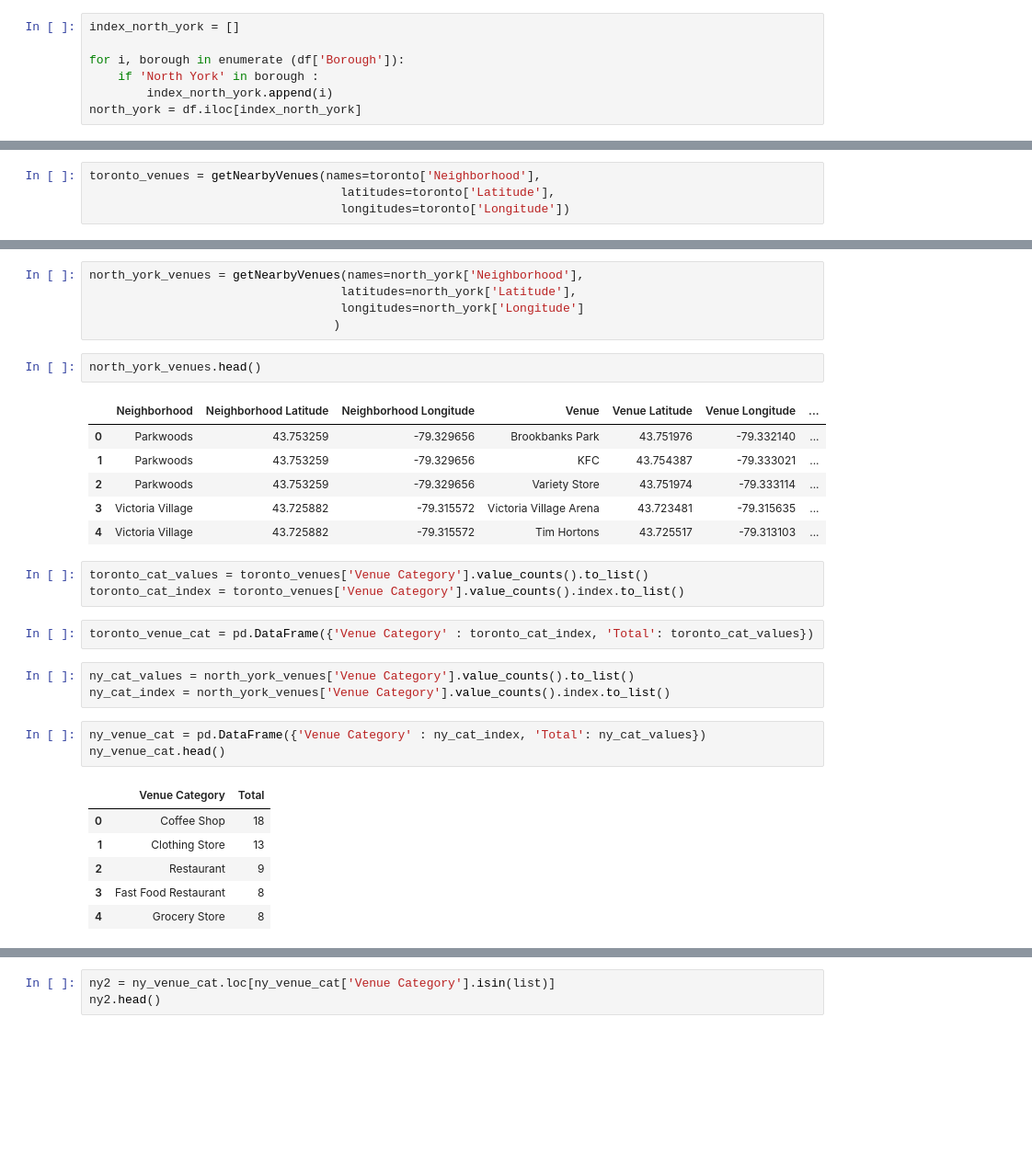
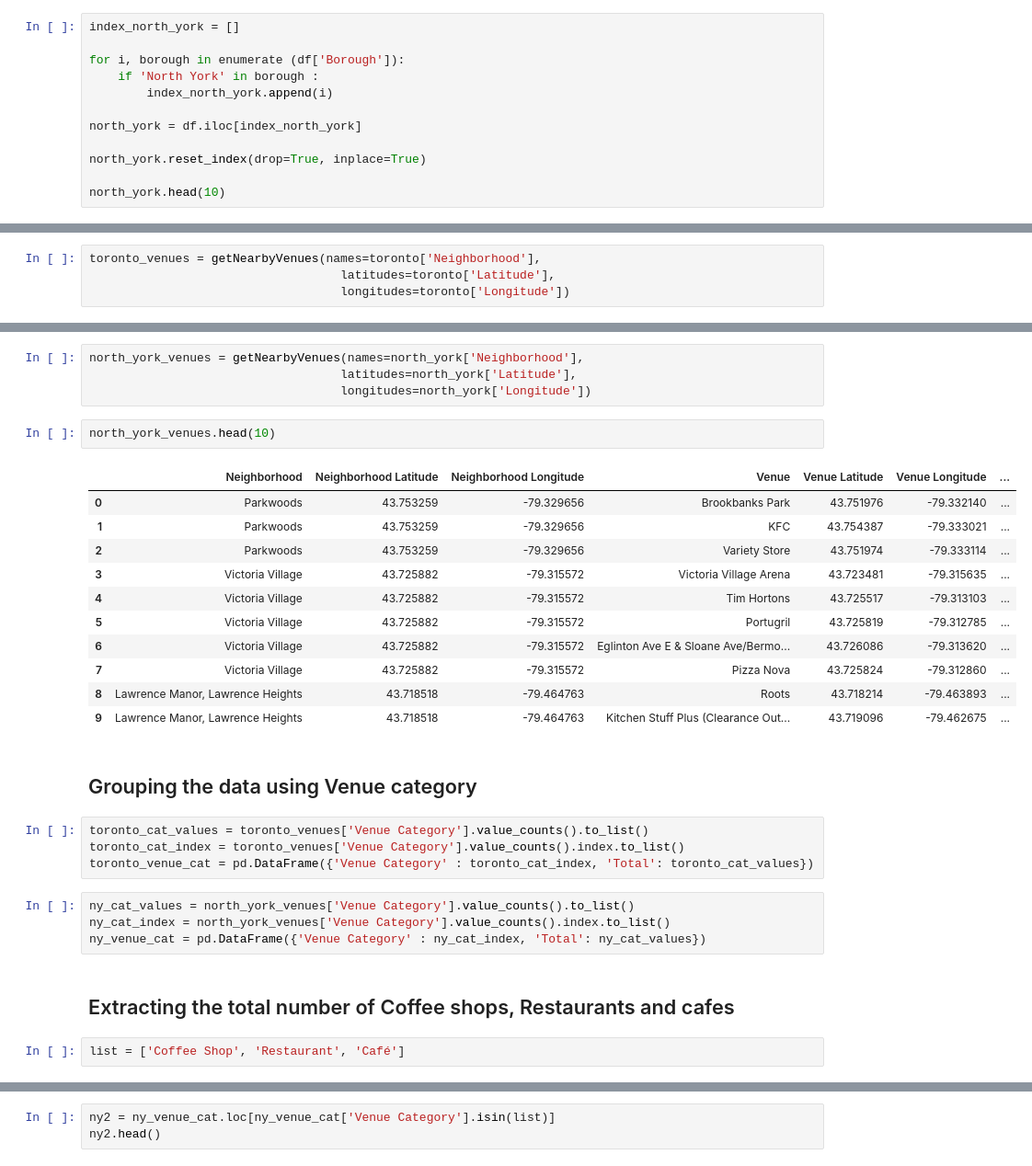
Before and after one commit to fazla95/Coursera_Capstone, a Jupyter notebook: Final_Project.ipynb, the cells around one changed output, grey strips where cells are left out. Shown at 92% size. Cells and saved outputs as stored; diff of their text form; blank space fills up the shorter version.

```diff
--- a/Final_Project.ipynb
+++ b/Final_Project.ipynb
@@ -95,4 +125,9 @@ index_north_york = []
 for i, borough in enumerate (df['Borough']):
     if 'North York' in borough :
         index_north_york.append(i)
+
 north_york = df.iloc[index_north_york]
+
+north_york.reset_index(drop=True, inplace=True)
+
+north_york.head(10)
@@ -153,33 +214,33 @@ toronto_venues.head()
 # %%
 north_york_venues = getNearbyVenues(names=north_york['Neighborhood'],
                                    latitudes=north_york['Latitude'],
-                                   longitudes=north_york['Longitude']
-                                  )
+                                   longitudes=north_york['Longitude'])
 # %%
-north_york_venues.head()
+north_york_venues.head(10)
 # %% [output]
 |  | Neighborhood | Neighborhood Latitude | Neighborhood Longitude | Venue | Venue Latitude | Venue Longitude | ... |
 | 0 | Parkwoods | 43.753259 | -79.329656 | Brookbanks Park | 43.751976 | -79.332140 | ... |
 | 1 | Parkwoods | 43.753259 | -79.329656 | KFC | 43.754387 | -79.333021 | ... |
 | 2 | Parkwoods | 43.753259 | -79.329656 | Variety Store | 43.751974 | -79.333114 | ... |
 | 3 | Victoria Village | 43.725882 | -79.315572 | Victoria Village Arena | 43.723481 | -79.315635 | ... |
 | 4 | Victoria Village | 43.725882 | -79.315572 | Tim Hortons | 43.725517 | -79.313103 | ... |
+| 5 | Victoria Village | 43.725882 | -79.315572 | Portugril | 43.725819 | -79.312785 | ... |
+| 6 | Victoria Village | 43.725882 | -79.315572 | Eglinton Ave E & Sloane Ave/Bermo... | 43.726086 | -79.313620 | ... |
+| 7 | Victoria Village | 43.725882 | -79.315572 | Pizza Nova | 43.725824 | -79.312860 | ... |
+| 8 | Lawrence Manor, Lawrence Heights | 43.718518 | -79.464763 | Roots | 43.718214 | -79.463893 | ... |
+| 9 | Lawrence Manor, Lawrence Heights | 43.718518 | -79.464763 | Kitchen Stuff Plus (Clearance Out... | 43.719096 | -79.462675 | ... |
+# %% [markdown]
+## Grouping the data using Venue category
 # %%
 toronto_cat_values = toronto_venues['Venue Category'].value_counts().to_list()
 toronto_cat_index = toronto_venues['Venue Category'].value_counts().index.to_list()
+toronto_venue_cat = pd.DataFrame({'Venue Category' : toronto_cat_index, 'Total': toronto_cat_values})
-# %%
-toronto_venue_cat = pd.DataFrame({'Venue Category' : toronto_cat_index, 'Total': toronto_cat_values})
 # %%
 ny_cat_values = north_york_venues['Venue Category'].value_counts().to_list()
 ny_cat_index = north_york_venues['Venue Category'].value_counts().index.to_list()
+ny_venue_cat = pd.DataFrame({'Venue Category' : ny_cat_index, 'Total': ny_cat_values})
-# %%
-ny_venue_cat = pd.DataFrame({'Venue Category' : ny_cat_index, 'Total': ny_cat_values})
-ny_venue_cat.head()
-# %% [output]
-|  | Venue Category | Total |
-| 0 | Coffee Shop | 18 |
-| 1 | Clothing Store | 13 |
-| 2 | Restaurant | 9 |
-| 3 | Fast Food Restaurant | 8 |
-| 4 | Grocery Store | 8 |
+# %% [markdown]
+## Extracting the total number of Coffee shops, Restaurants and cafes
+# %%
+list = ['Coffee Shop', 'Restaurant', 'Café']
 # %%
```
Also changed, not shown: parts of 34 cells of this notebook.
